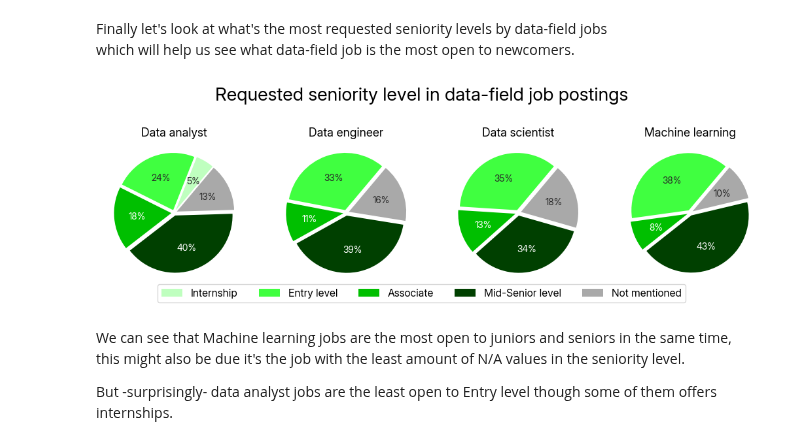
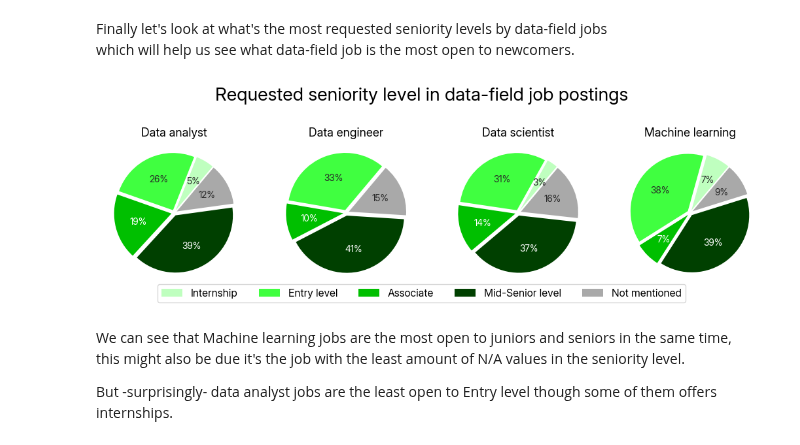
Before and after one commit to muabdalaleam/data-jobs-analysis, a Jupyter notebook: notebooks/jobs_analysis.ipynb, the cells around one changed output. Cells and saved outputs as stored; diff of their text form; code cells hidden in the pictures.

```diff
--- a/notebooks/jobs_analysis.ipynb
+++ b/notebooks/jobs_analysis.ipynb
@@ -44,10 +44,10 @@ import cartopy.feature as cfeature
 
 from typing import List
 
-DB_URI = "file:./data/clean_database.db?mode=ro"
+DB_URI = "file:../data/clean_database.db?mode=ro"
 CMAP = mpl.colors.LinearSegmentedColormap.from_list('custom', ["darkgreen", "PaleGreen"])
 BAR_WIDTH = 0.7
-FONT_PATH = "./fonts/Inter_24pt-Regular.ttf"
+FONT_PATH = "../fonts/Inter_24pt-Regular.ttf"
 # %%
 fm.fontManager.addfont(FONT_PATH)
 prop = fm.FontProperties(fname=FONT_PATH)
@@ -187,15 +187,27 @@ Now let us look at where data-jobs are most needed.
 # %%
-def get_cords(loc: str) -> list[float, float]:
-    response = requests.get(
-        f"https://nominatim.openstreetmap.org/search?q={loc}&format=json",
-        headers={
-            "User-Agent": "Analysis for Data-field jobs, Most common job locations in the U.S"
-        })
-    time.sleep(1) # respecting nominatim's usage policy
-    json = response.json()
-    if not json:
-        return []
-    return [float(json[0]["lon"]), float(json[0]["lat"])]
+def get_cords(loc: str):
+    max_tries = 2
+    url       = f"https://nominatim.openstreetmap.org/search?q={loc}&format=json"
+    headers   = {
+         "User-Agent": "analysis for Data-field jobs, Most common job locations in the U.S"
+    }
+
+    for i in range(max_tries):
+        try:
+            response = requests.get(url=url, headers=headers)
+            time.sleep(1) # respecting Nominatim's usage policy
+        except: continue
+
+        if response.status_code == 200:
+            json = response.json()
+            if json:
+                if "lon" in json[0] and "lat" in json[0]:
+                    return [float(json[0]["lon"]), float(json[0]["lat"])]
+
+        # if i >= max_tries-1: print(f"Failed fetching \"{url}\".")
+        # else:                print(f"Retrying fetching \"{url}\".")
+
+    return None
 
 data = duckdb.sql("""
     SELECT location,
@@ -203,6 +215,8 @@ data = duckdb.sql("""
     FROM linkedin_df
     WHERE location <> 'United States' -- Don't retrieve remote jobs in the US
     GROUP BY location
+    ORDER BY frequency DESC
+    LIMIT 80
 """).df()
 
 data["cords"] = data["location"].apply(get_cords)
@@ -474,40 +490,40 @@ data = duckdb.sql("""
 """).df()
 
 ncols = len(data["job_title"].unique())
-colors = ["#bfffbf", "#40ff40", "#00bf00", "#004000", "#a9a9a9"]
 
 fig, axes = plt.subplots(nrows=1, ncols=ncols)
 
 for i, job_title in enumerate(data["job_title"].unique()):
     job_title_data = data[data["job_title"] == job_title]
+    colors = ["#bfffbf", "#40ff40", "#00bf00", "#004000", "#a9a9a9"]
 
     if len(job_title_data) != len(colors):
-        colors = colors[len(colors) - len(job_title_data):]
+        colors = colors[len(colors) - len(job_title_data["occurances"]):]
 
     _, _, autotexts = axes[i].pie(job_title_data["occurances"],
                 #wedgeprops=dict(width=0.8),
                 colors=colors, autopct='%1.0f%%',
                 textprops={'color': text_color},
                 startangle=50,
                 explode=[0.05]*len(job_title_data)
            )
     axes[i].set_title(f"{job_title}", fontsize=13)
 
     for j, autotext in enumerate(autotexts):
         r, g, b = mpl.colors.to_rgb(colors[j])
         brightness = 0.299 * r + 0.587 * g + 0.114 * b
         text_color = "#ffffff" if brightness < 0.5 else "#282828"
         autotext.set_color(text_color)
 
 fig.suptitle("Requested seniority level in data-field job postings", fontsize= 20, y=0.77)
 plt.figlegend(data["seniority_level"].unique(), loc="upper center",
               ncols=len(data["seniority_level"].unique()),
               bbox_to_anchor=(0.5, 0.35), fontsize=11.5)
 
 fig.set_size_inches(13, 7)
 plt.show()
 # %% [output]
-[figure, old version]
+[figure, new version]
 # %% [markdown]
 We can see that Machine learning jobs are the most open to juniors and seniors in the same time,<br>
 this might also be due it's the job with the least amount of N/A values in the seniority level.
```
Also changed, not shown: parts of 7 cells of this notebook, 1 other file.
